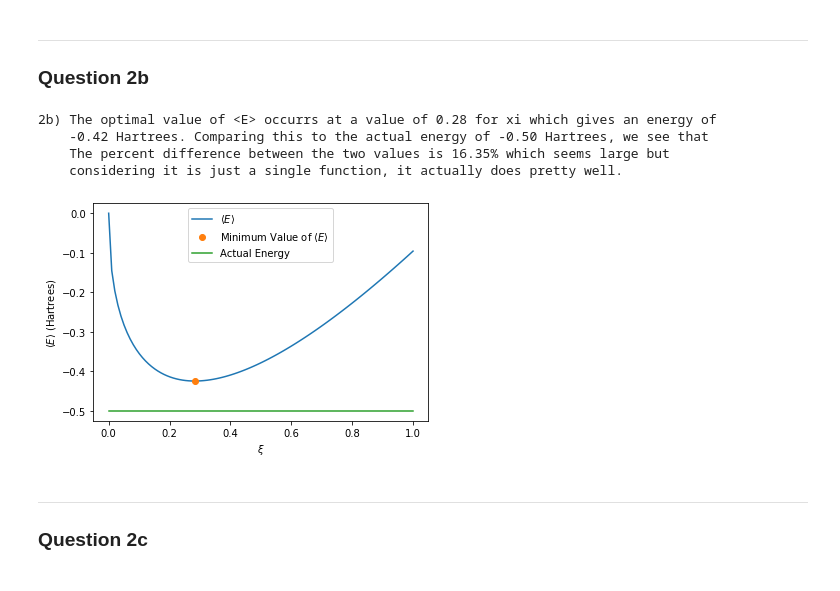
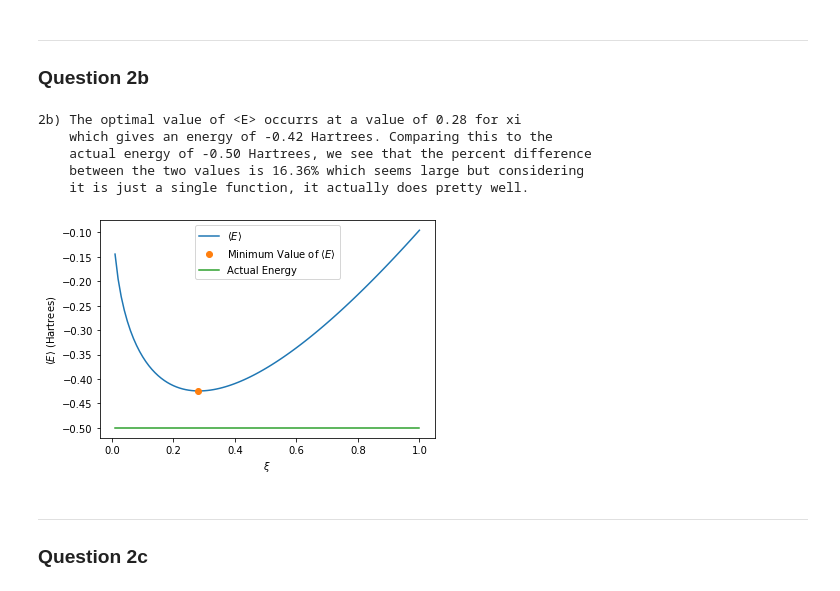
Before and after one commit to crdrisko/nd-grad, a Jupyter notebook: Comp_Chem/HW 2.ipynb, the cells around one changed output. Drawn from its saved outputs; the diff is of its cells as text; code cells hidden in the pictures.

```diff
--- a/Comp_Chem/HW 2.ipynb
+++ b/Comp_Chem/HW 2.ipynb
@@ -56,8 +80,9 @@ ___
 ### Question 1b
 # %%
 ## Use SymPy to Get Normalization Constant ##
-symX = sympy.Symbol("x")
-N_1b = sympy.sqrt(1 / sympy.integrate((sympy.cos(sympy.pi * symX / 2)**2), (symX, -1, 1)))
+x = sympy.Symbol("x")
+psi_1 = sympy.cos(sympy.pi * x / 2)
+N_1b = xNormalize(x, psi_1)
 
 
 ## Set Psi_1 ##
@@ -106,27 +131,24 @@ ___
 ### Question 1c
 # %%
 ## Use SymPy to get Normalization Constant ##
-symX = sympy.Symbol("x")
-exprPhi = (1 - symX**2)
-N_1c = sympy.sqrt(1 / sympy.integrate(exprPhi**2, (symX, -1, 1)))  ## N = sqrt(15)/4
-
-if (sympy.integrate((sympy.sqrt(15)/4 * exprPhi)**2, (symX, -1, 1))) != 1:
-    print("Not normalized")
+x = sympy.Symbol("x")
+exprPhi = (1 - x**2)
+N_1c = xNormalize(x, exprPhi)
 
 
 ## Expectation Value ##
-braPhi = N_1c * exprPhi                                            ## <phi_1|
-Ham_ketPhi = (-1/2) * sympy.diff(braPhi, symX, symX)               ## H|phi_1>
-energy_Expect = sympy.integrate(braPhi * Ham_ketPhi, (symX, -1, 1))
+braPhi = N_1c * exprPhi                                      ## <phi_1|
+Ham_ketPhi = (-1/2) * sympy.diff(braPhi, x, x)               ## H|phi_1>
+energy_Expect = sympy.integrate(braPhi * Ham_ketPhi, (x, -1, 1))
 
 
 ## Results ##
 print("1c) <E_1> = %0.2f Hartree\n\n\
     The percent difference between the expectation value of the energy and\n\
-    the actual energy is %0.2f%%. This is small, telling us this function is a\n\
-    decent approximation to the actual wavefunction. The actual value is lower \n\
-    than the approximation, which is predicted by the variational principle."
-    %(energy_Expect, percent_difference(energy_Expect, energy_Hartree)))
+    the actual energy is %0.2f%%. This is small, telling us this function is\n\
+    a decent approximation to the actual wavefunction. The actual value is\n\
+    lowerthan the approximation, which is predicted by the variational\n\
+    principle." %(energy_Expect, percent_difference(energy_Expect, energy_Hartree)))
 
 
 ## Comparison Between Psi_1 and Phi_1 ##
@@ -175,43 +198,44 @@ print("2a) <E> = %0.3f Hartrees" %energy)
 ___
 ### Question 2b
 # %%
-xi = np.linspace(0, 1, 100)
+r = sympy.Symbol("r")
+xi = np.linspace(0.01, 1, 100)
 energy = np.zeros(100)
 error = np.zeros(100)
 
 for i in range(0, 100):
-    gofr = sympy.exp(-xi[i] * r**2)
-    N_2b = float(sympy.sqrt(1 / sympy.integrate(gofr**2 * r**2, (r, 0, sympy.oo))))
-    energy[i], error[i] = quad(integrand, 0, np.inf, args=(N_2b, xi[i]))
+    energy[i], error[i] = linearCombination(r, 0, 1, xi[i])
 
 bestEnergy = np.min(energy)
 for i in range(0, 100):
     if energy[i] == bestEnergy:
         bestXi = xi[i]
 
 
 ## Results ##
-print("2b) The optimal value of <E> occurrs at a value of %0.2f for xi which gives an energy of\n\
-    %0.2f Hartrees. Comparing this to the actual energy of -0.50 Hartrees, we see that\n\
-    The percent difference between the two values is %0.2f%% which seems large but\n\
-    considering it is just a single function, it actually does pretty well."
+print("2b) The optimal value of <E> occurrs at a value of %0.2f for xi\n\
+    which gives an energy of %0.2f Hartrees. Comparing this to the\n\
+    actual energy of -0.50 Hartrees, we see that the percent difference\n\
+    between the two values is %0.2f%% which seems large but considering\n\
+    it is just a single function, it actually does pretty well."
     %(bestXi, bestEnergy, percent_difference(bestEnergy, -0.5) ))
 
 
 ## Plotting ##
 plt.plot(xi, energy, label="$\\langle E \\rangle$")
 plt.plot(bestXi, bestEnergy, 'o', label="Minimum Value of $\\langle E \\rangle$")
 plt.plot(xi, np.linspace(-.5, -.5, 100), label="Actual Energy")
 
 plt.xlabel("$\\xi$")
 plt.ylabel("$\\langle E \\rangle$ (Hartrees)")
 _ = plt.legend()
 # %% [output]
-2b) The optimal value of <E> occurrs at a value of 0.28 for xi which gives an energy of
-    -0.42 Hartrees. Comparing this to the actual energy of -0.50 Hartrees, we see that
-    The percent difference between the two values is 16.35% which seems large but
-    considering it is just a single function, it actually does pretty well.
+2b) The optimal value of <E> occurrs at a value of 0.28 for xi
+    which gives an energy of -0.42 Hartrees. Comparing this to the
+    actual energy of -0.50 Hartrees, we see that the percent difference
+    between the two values is 16.36% which seems large but considering
+    it is just a single function, it actually does pretty well.
-[figure, old version]
+[figure, new version]
 # %% [markdown]
 ___
 ### Question 2c
```
Also changed, not shown: parts of 18 cells of this notebook, 10 other files.
